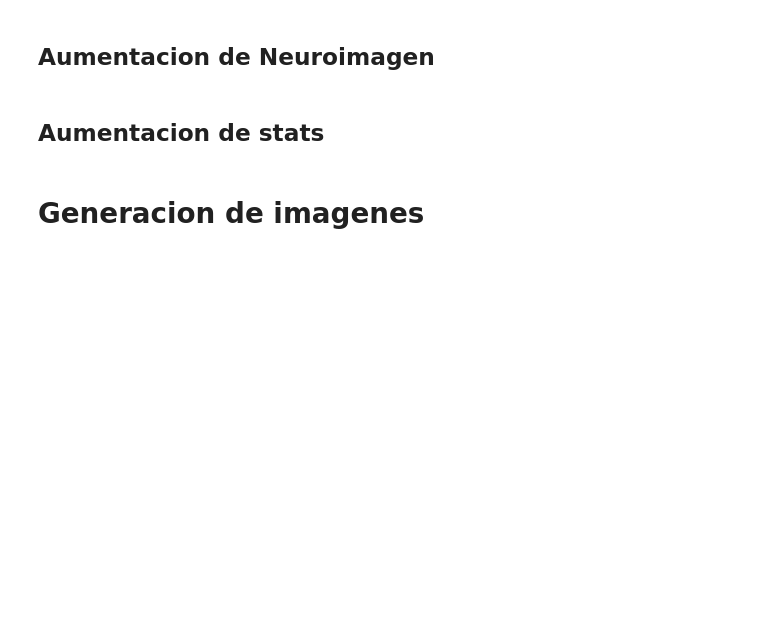
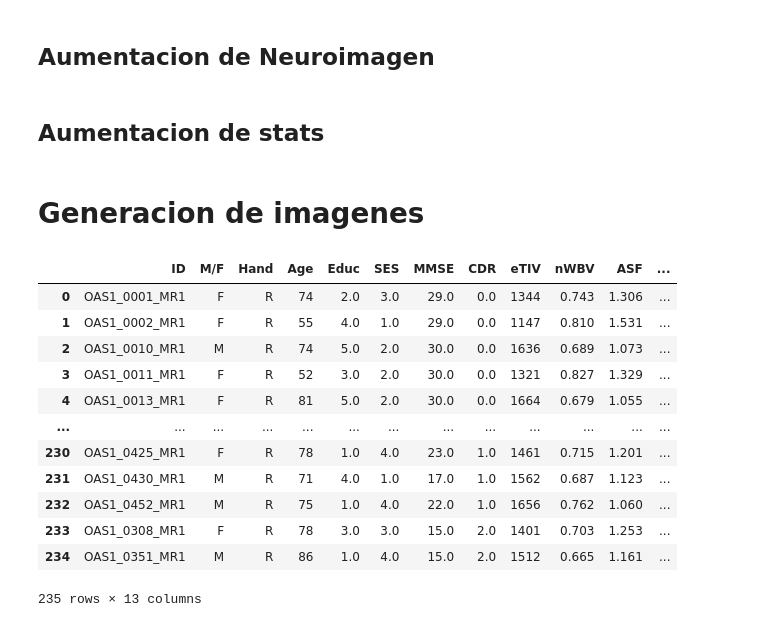
Before and after one commit to siouxi/gliara, a Jupyter notebook: Profiling&Augmentation.ipynb, the cells around one changed output. Cells and saved outputs as stored; diff of their text form; code cells hidden in the pictures; blank space fills up the shorter version.

```diff
--- a/Profiling&Augmentation.ipynb
+++ b/Profiling&Augmentation.ipynb
@@ -230,3 +235,21 @@ data = apply_augmentations(data)
 ## Aumentacion de stats
 # %% [markdown]
 # Generacion de imagenes
+# %%
+Alz = pd.read_csv("Alz.csv")
+# %%
+Alz
+# %% [output]
+|  | ID | M/F | Hand | Age | Educ | SES | MMSE | CDR | eTIV | nWBV | ASF | ... |
+| 0 | OAS1_0001_MR1 | F | R | 74 | 2.0 | 3.0 | 29.0 | 0.0 | 1344 | 0.743 | 1.306 | ... |
+| 1 | OAS1_0002_MR1 | F | R | 55 | 4.0 | 1.0 | 29.0 | 0.0 | 1147 | 0.810 | 1.531 | ... |
+| 2 | OAS1_0010_MR1 | M | R | 74 | 5.0 | 2.0 | 30.0 | 0.0 | 1636 | 0.689 | 1.073 | ... |
+| 3 | OAS1_0011_MR1 | F | R | 52 | 3.0 | 2.0 | 30.0 | 0.0 | 1321 | 0.827 | 1.329 | ... |
+| 4 | OAS1_0013_MR1 | F | R | 81 | 5.0 | 2.0 | 30.0 | 0.0 | 1664 | 0.679 | 1.055 | ... |
+| ... | ... | ... | ... | ... | ... | ... | ... | ... | ... | ... | ... | ... |
+| 230 | OAS1_0425_MR1 | F | R | 78 | 1.0 | 4.0 | 23.0 | 1.0 | 1461 | 0.715 | 1.201 | ... |
+| 231 | OAS1_0430_MR1 | M | R | 71 | 4.0 | 1.0 | 17.0 | 1.0 | 1562 | 0.687 | 1.123 | ... |
+| 232 | OAS1_0452_MR1 | M | R | 75 | 1.0 | 4.0 | 22.0 | 1.0 | 1656 | 0.762 | 1.060 | ... |
+| 233 | OAS1_0308_MR1 | F | R | 78 | 3.0 | 3.0 | 15.0 | 2.0 | 1401 | 0.703 | 1.253 | ... |
+| 234 | OAS1_0351_MR1 | M | R | 86 | 1.0 | 4.0 | 15.0 | 2.0 | 1512 | 0.665 | 1.161 | ... |
+235 rows × 13 columns
```
Also changed, not shown: parts of 9 cells of this notebook, 6 other files.
